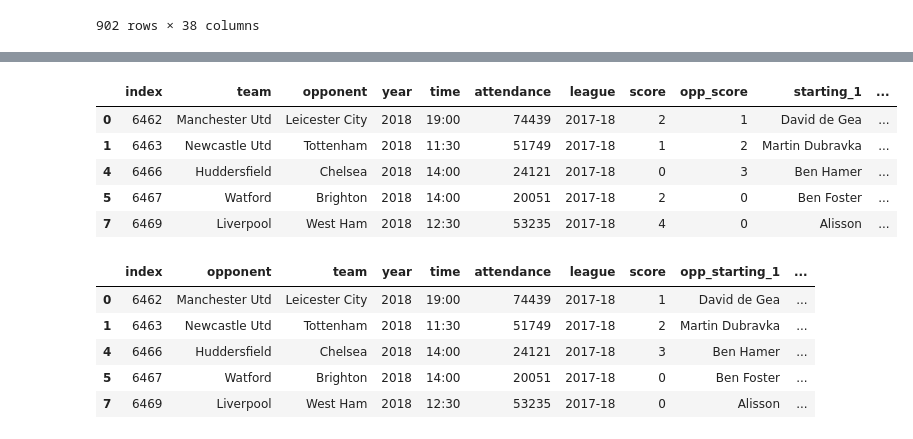
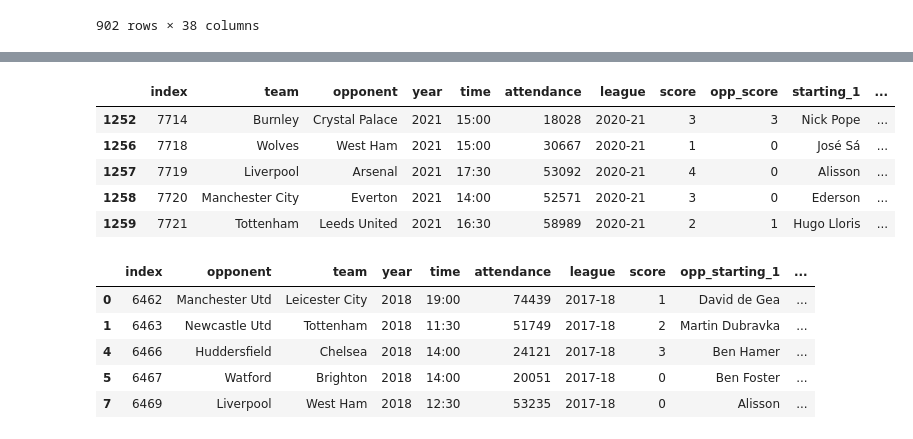
Before and after one commit to OliverSavolainen/IDS2021_D9, a Jupyter notebook: D9/IDS2021_D9.ipynb, the cells around one changed output, grey strips where cells are left out. Drawn from its saved outputs; the diff is of its cells as text; code cells hidden in the pictures.

```diff
--- a/D9/IDS2021_D9.ipynb
+++ b/D9/IDS2021_D9.ipynb
@@ -115,38 +208,38 @@ display(matches)
 # %%
 # cleaning matches data
 
 from datetime import datetime
 
 df = pd.DataFrame(matches)
 df = df.rename(columns={
                     "home":"team",
                     "away":"opponent",
                     "time (utc)":"time",
                     "home_score":"score",
                     "away_score": "opp_score",
                     "AvgH":"win_odds",
                     "AvgD":"draw_odds",
                     "AvgA":"loss_odds",
                     "Avg>2.5":"over_2.5goals_odds",
                     "Avg<2.5":"under_2.5goals_odds"})
 new = {}
 for i in range(1, 12):
     new["home_starting_" + str(i)] = "starting_" + str(i)
 for i in range(1, 12):
     new["away_starting_" + str(i)] = "opp_starting_" + str(i)
 df = df.rename(columns=new)
-
+df['is_home'] = 1
 # attendance has some weird NaNs that I couldn't get rid of so this doesn't work
 df['attendance'] = df['attendance'].astype(int)
 
-df.head()
+df.tail()
 # %% [output]
 |  | index | team | opponent | year | time | attendance | league | score | opp_score | starting_1 | ... |
-| 0 | 6462 | Manchester Utd | Leicester City | 2018 | 19:00 | 74439 | 2017-18 | 2 | 1 | David de Gea | ... |
-| 1 | 6463 | Newcastle Utd | Tottenham | 2018 | 11:30 | 51749 | 2017-18 | 1 | 2 | Martin Dubravka | ... |
-| 4 | 6466 | Huddersfield | Chelsea | 2018 | 14:00 | 24121 | 2017-18 | 0 | 3 | Ben Hamer | ... |
-| 5 | 6467 | Watford | Brighton | 2018 | 14:00 | 20051 | 2017-18 | 2 | 0 | Ben Foster | ... |
-| 7 | 6469 | Liverpool | West Ham | 2018 | 12:30 | 53235 | 2017-18 | 4 | 0 | Alisson | ... |
+| 1252 | 7714 | Burnley | Crystal Palace | 2021 | 15:00 | 18028 | 2020-21 | 3 | 3 | Nick Pope | ... |
+| 1256 | 7718 | Wolves | West Ham | 2021 | 15:00 | 30667 | 2020-21 | 1 | 0 | José Sá | ... |
+| 1257 | 7719 | Liverpool | Arsenal | 2021 | 17:30 | 53092 | 2020-21 | 4 | 0 | Alisson | ... |
+| 1258 | 7720 | Manchester City | Everton | 2021 | 14:00 | 52571 | 2020-21 | 3 | 0 | Ederson | ... |
+| 1259 | 7721 | Tottenham | Leeds United | 2021 | 16:30 | 58989 | 2020-21 | 2 | 1 | Hugo Lloris | ... |
 # %%
 # prepare reverse matches and drop opp_score from matches
 
```
Also changed, not shown: parts of 10 cells of this notebook, 3 other files.
